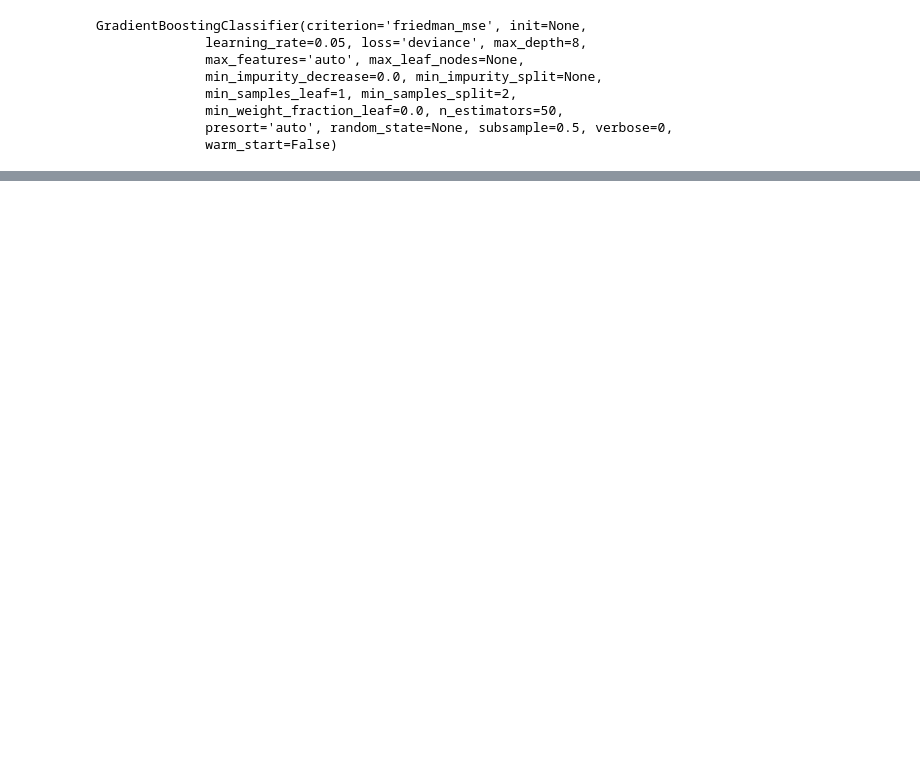
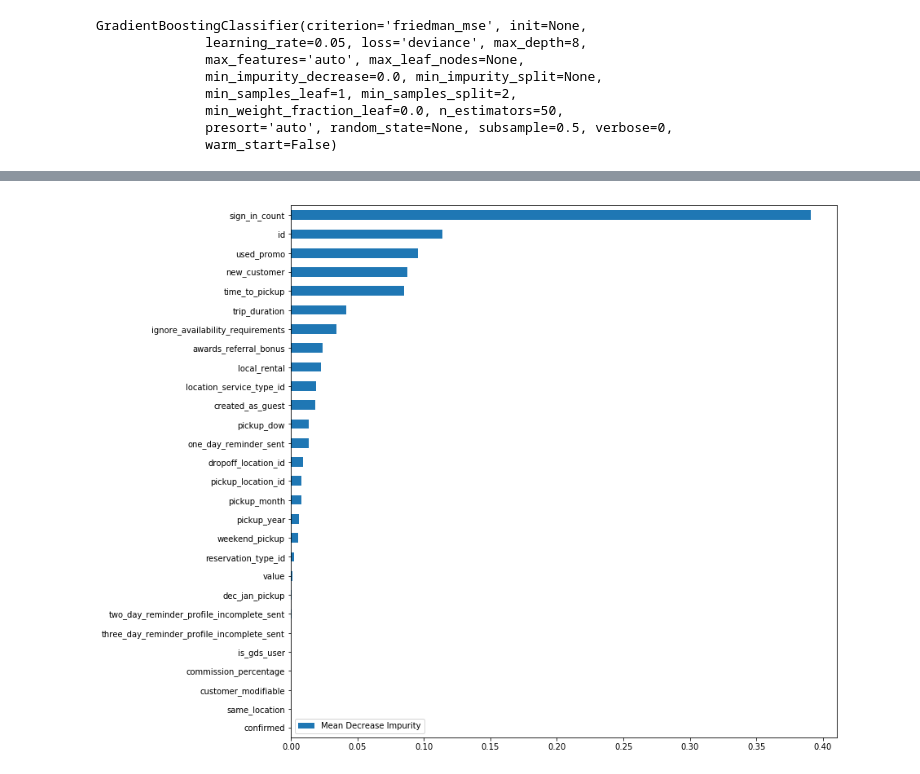
Before and after one commit to mengeling/silvercar-cancellation-predictor, a Jupyter notebook: EDA/silvercar.ipynb, the cells around one changed output, grey strips where cells are left out. Cells and saved outputs as stored; diff of their text form; code cells hidden in the pictures; blank space fills up the shorter version.

```diff
--- a/EDA/silvercar.ipynb
+++ b/EDA/silvercar.ipynb
@@ -457,0 +553,4 @@ gbc.score(X_test, y_test)
+# %%
+plot_feature_importances(df_model, gbc.feature_importances_)
+# %% [output]
+[figure, added]
```
Also changed, not shown: parts of 22 cells of this notebook.
